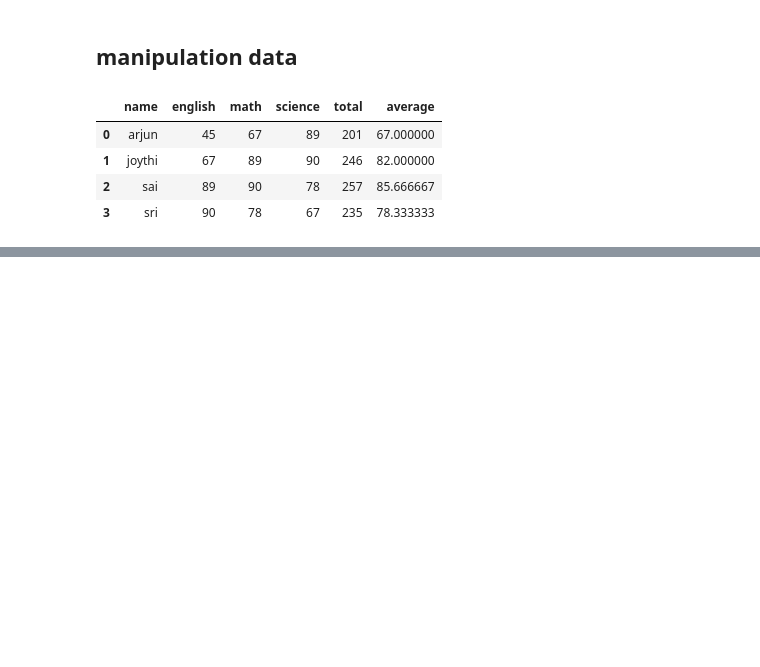
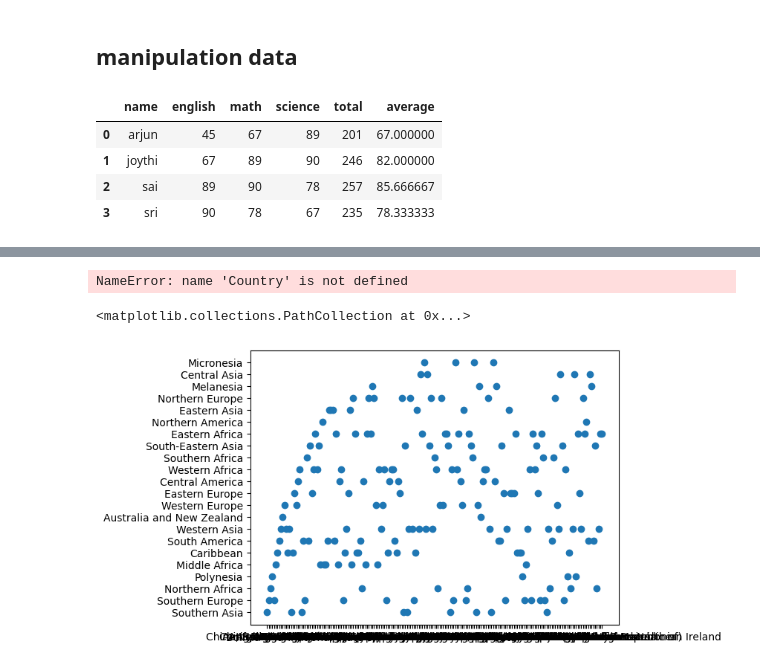
Before and after one commit to Mustufaa/Data-science, a Jupyter notebook: pandas.ipynb, the cells around one changed output, grey strips where cells are left out. Drawn from its saved outputs; the diff is of its cells as text; code cells hidden in the pictures; blank space fills up the shorter version.

Commit message:
pandas add drop etc

```diff
--- a/pandas.ipynb
+++ b/pandas.ipynb
@@ -242,3 +283,6 @@ d2
 | 1 | joythi | 67 | 89 | 90 | 246 | 82.000000 |
 | 2 | sai | 89 | 90 | 78 | 257 | 85.666667 |
 | 3 | sri | 90 | 78 | 67 | 235 | 78.333333 |
+# %%
+df['total']=df[years].sum(axis=1)
+df
@@ -244,0 +303,3 @@ d2
+# %%
+df['dummy_col']=1
+df
@@ -244,0 +324,4 @@ d2
+# %%
+# drop
+cols_to_drop=['Type','Coverage','AREA','REG','DEV','dummy_col']
+df=df.drop(columns=cols_to_drop)
@@ -244,0 +344,19 @@ d2
+# %%
+df=df.rename(
+    columns={
+        'OdName':'Country',
+        'AreaName':'Continent',
+        'RegName':'Region',
+        'DevName':'Status',
+
+    }
+)
+# %%
+plt.bar(x=Country, y=Region)
+# %% [output]
+NameError: name 'Country' is not defined
+# %%
+plt.scatter(x='Country',y='Region',data=df)
+# %% [output]
+<matplotlib.collections.PathCollection at 0x...>
+[figure, added]
```
Also changed, not shown: parts of 20 cells of this notebook.
